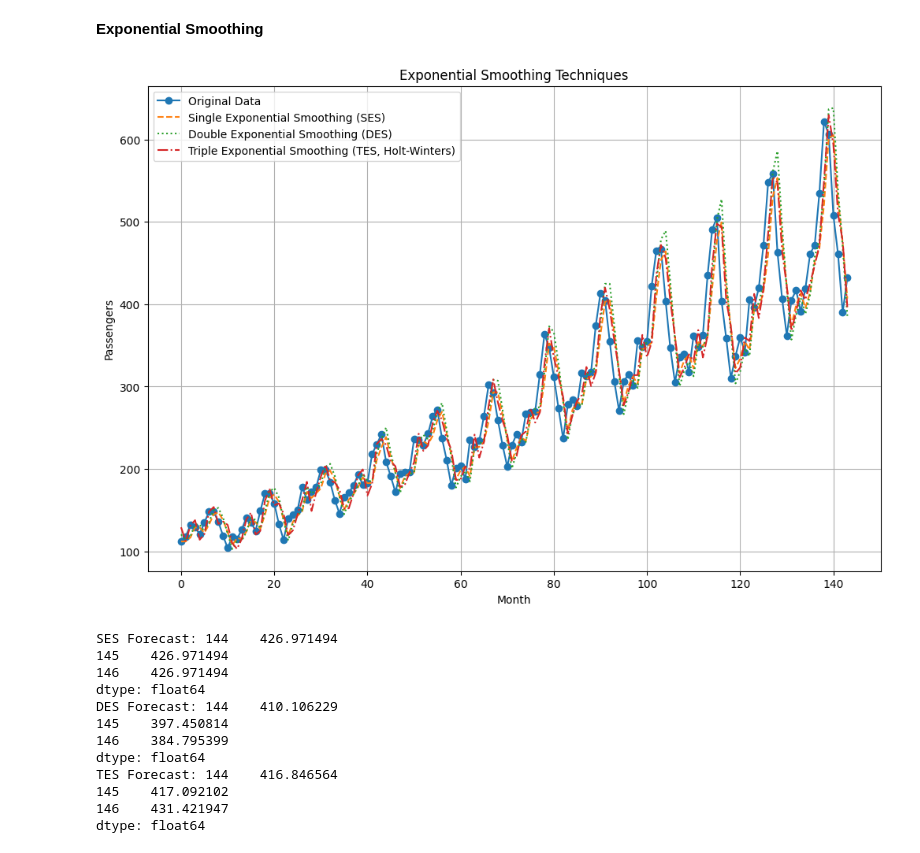
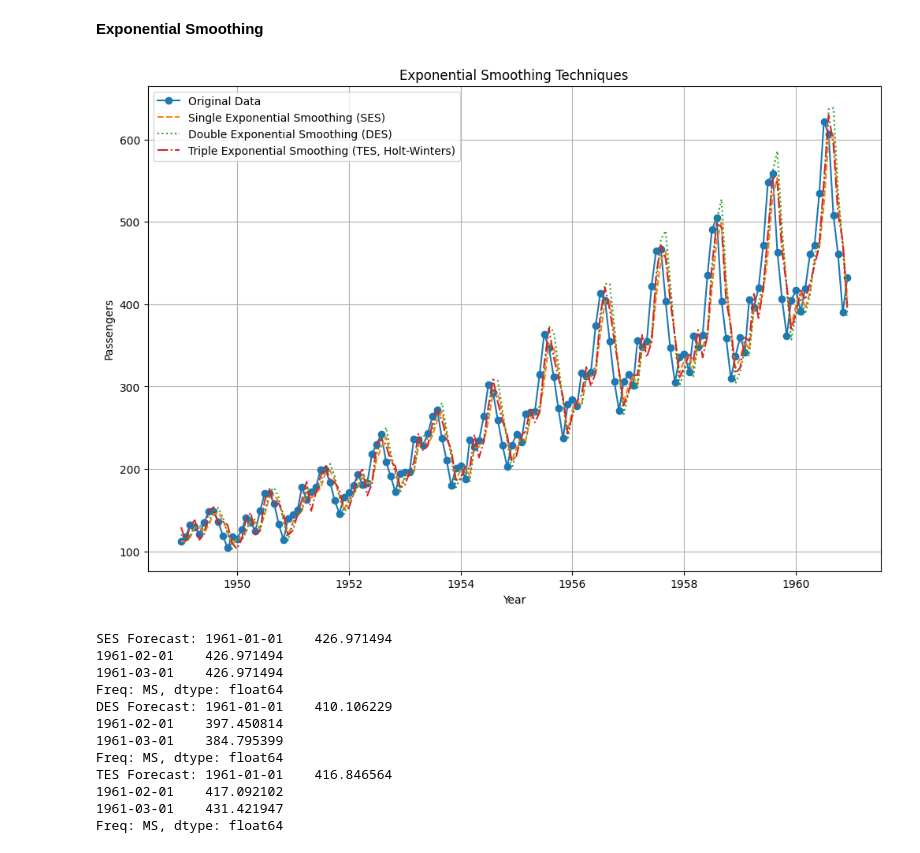
Before and after one commit to Poojashrees3/Statistics-and-machine-learning, a Jupyter notebook: Exercises_Day_13_15.ipynb, the cells around one changed output. Cells and saved outputs as stored; diff of their text form; code cells hidden in the pictures.

```diff
--- a/Exercises_Day_13_15.ipynb
+++ b/Exercises_Day_13_15.ipynb
@@ -8,6 +8,8 @@ import matplotlib.pyplot as plt
 
 
 air_data = pd.read_csv('/content/AirPassengers.csv')
+air_data['Month'] = pd.to_datetime(air_data['Month'])
+air_data.set_index('Month', inplace=True)
 
 air_data.head()
 # %% [output]
@@ -131,45 +136,45 @@ def double_exponential_smoothing(data, trend="add", smoothing_level=0.8, smoothi
 def triple_exponential_smoothing(data, trend="add", seasonal="add", seasonal_periods=4):
     model = ExponentialSmoothing(data, trend=trend, seasonal=seasonal, seasonal_periods=seasonal_periods)
     fitted_model = model.fit(optimized=True)
     return fitted_model.fittedvalues, fitted_model.forecast(steps=3)
 
 # Apply smoothing methods
 smoothing_level = 0.8
 smoothing_slope = 0.2
 seasonal_periods = 4
 
 ses_fitted, ses_forecast = single_exponential_smoothing(air_data['#Passengers'], smoothing_level)
 des_fitted, des_forecast = double_exponential_smoothing(air_data['#Passengers'], "add", smoothing_level, smoothing_slope)
 tes_fitted, tes_forecast = triple_exponential_smoothing(air_data['#Passengers'], "add", "add", seasonal_periods=seasonal_periods)
 
 # Plotting
 plt.figure(figsize=(12, 8))
-plt.plot(air_data['#Passengers'], label="Original Data", marker="o")
+plt.plot(air_data.index,air_data['#Passengers'], label="Original Data", marker="o")
 plt.plot(ses_fitted, label="Single Exponential Smoothing (SES)", linestyle="--")
 plt.plot(des_fitted, label="Double Exponential Smoothing (DES)", linestyle=":")
 plt.plot(tes_fitted, label="Triple Exponential Smoothing (TES, Holt-Winters)", linestyle="-.")
 plt.title("Exponential Smoothing Techniques")
-plt.xlabel("Month")
+plt.xlabel("Year")
 plt.ylabel("Passengers")
 plt.legend()
 plt.grid()
 plt.show()
 
 # Forecast Output
 print("SES Forecast:", ses_forecast)
 print("DES Forecast:", des_forecast)
 print("TES Forecast:", tes_forecast)
 # %% [output]
-[figure, old version]
+[figure, new version]
-SES Forecast: 144    426.971494
-145    426.971494
-146    426.971494
-dtype: float64
-DES Forecast: 144    410.106229
-145    397.450814
-146    384.795399
-dtype: float64
-TES Forecast: 144    416.846564
-145    417.092102
-146    431.421947
-dtype: float64
+SES Forecast: 1961-01-01    426.971494
+1961-02-01    426.971494
+1961-03-01    426.971494
+Freq: MS, dtype: float64
+DES Forecast: 1961-01-01    410.106229
+1961-02-01    397.450814
+1961-03-01    384.795399
+Freq: MS, dtype: float64
+TES Forecast: 1961-01-01    416.846564
+1961-02-01    417.092102
+1961-03-01    431.421947
+Freq: MS, dtype: float64
```
Also changed, not shown: parts of 11 cells of this notebook.
